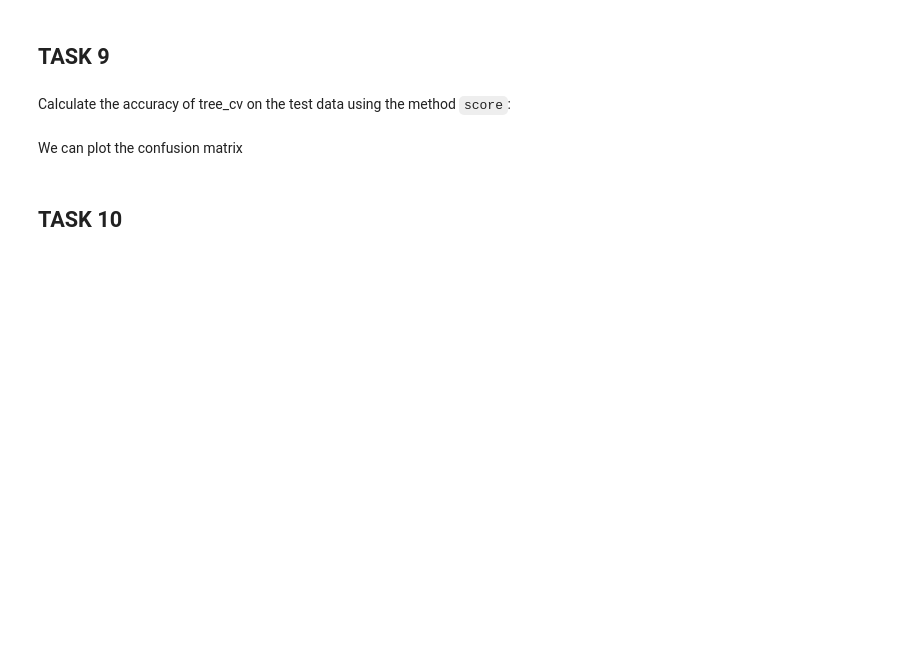
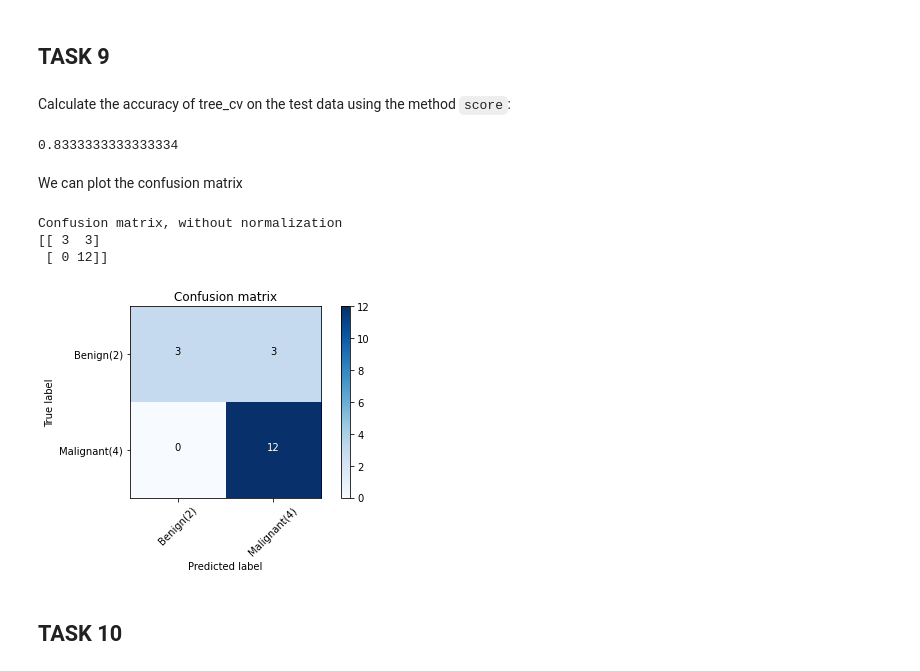
Before and after one commit to SilviuLazar/Applied-Data-Science-Capstone, a Jupyter notebook: Machine Learning Prediction lab.ipynb, the cells around one changed output. Cells and saved outputs as stored; diff of their text form; code cells hidden in the pictures; blank space fills up the shorter version.

```diff
--- a/Machine Learning Prediction lab.ipynb
+++ b/Machine Learning Prediction lab.ipynb
@@ -214,7 +284,7 @@ plot_confusion_matrix(Y_test,yhat)
 # %% [markdown]
 Create a decision tree classifier object then  create a  <code>GridSearchCV</code> object  <code>tree_cv</code> with cv = 10.  Fit the object to find the best parameters from the dictionary <code>parameters</code>.
 # %%
-parameters = {'criterion': ['gini', 'entropy'],
+parameters_tree = {'criterion': ['gini', 'entropy'],
      'splitter': ['best', 'random'],
      'max_depth': [2*n for n in range(1,10)],
      'max_features': ['auto', 'sqrt'],
@@ -222,6 +292,7 @@ parameters = {'criterion': ['gini', 'entropy'],
      'min_samples_split': [2, 5, 10]}
 
 tree = DecisionTreeClassifier()
+tree_cv = GridSearchCV(estimator=tree, param_grid=parameters_tree, cv=10).fit(X_train,Y_train)
 # %%
 print("tuned hpyerparameters :(best parameters) ",tree_cv.best_params_)
 print("accuracy :",tree_cv.best_score_)
@@ -229,5 +303,9 @@ print("accuracy :",tree_cv.best_score_)
 ## TASK  9
 # %% [markdown]
 Calculate the accuracy of tree_cv on the test data using the method <code>score</code>:
+# %%
+tree_cv.score(X_test, Y_test)
+# %% [output]
+0.8333333333333334
 # %% [markdown]
 We can plot the confusion matrix
@@ -237,3 +312,13 @@ plot_confusion_matrix(Y_test,yhat)
+# %%
+yhat_tree = tree_cv.predict(X_test)
+yhat_svm =tree_cv.predict(X_test)
+tree_cnf_matrix = confusion_matrix(y_true=Y_test, y_pred=yhat_tree)
+plot_confusion_matrix(tree_cnf_matrix, classes=['Benign(2)','Malignant(4)'], normalize= False, title='Confusion matrix')
+# %% [output]
+Confusion matrix, without normalization
+[[ 3  3]
+ [ 0 12]]
+[figure, added]
 # %% [markdown]
 ## TASK  10
 # %% [markdown]
```
Also changed, not shown: parts of 23 cells of this notebook.
